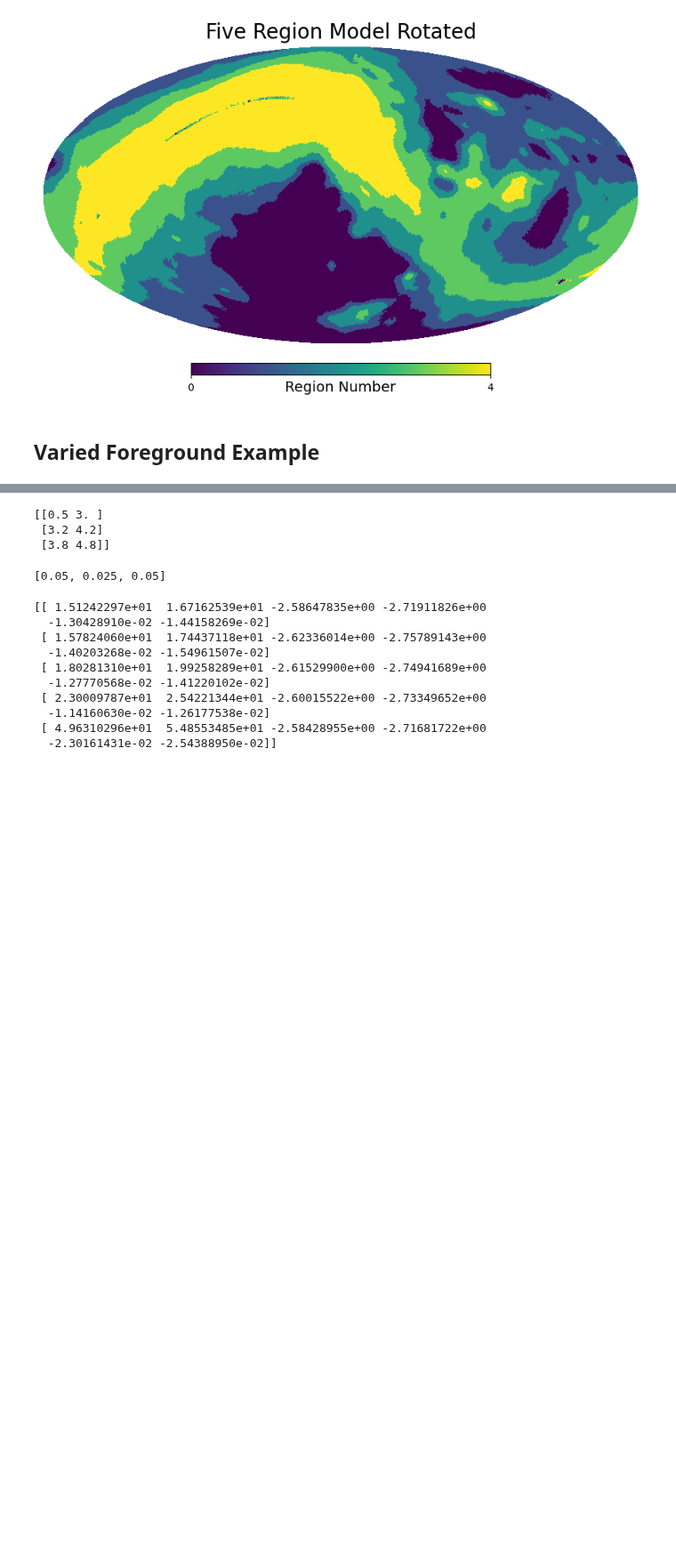
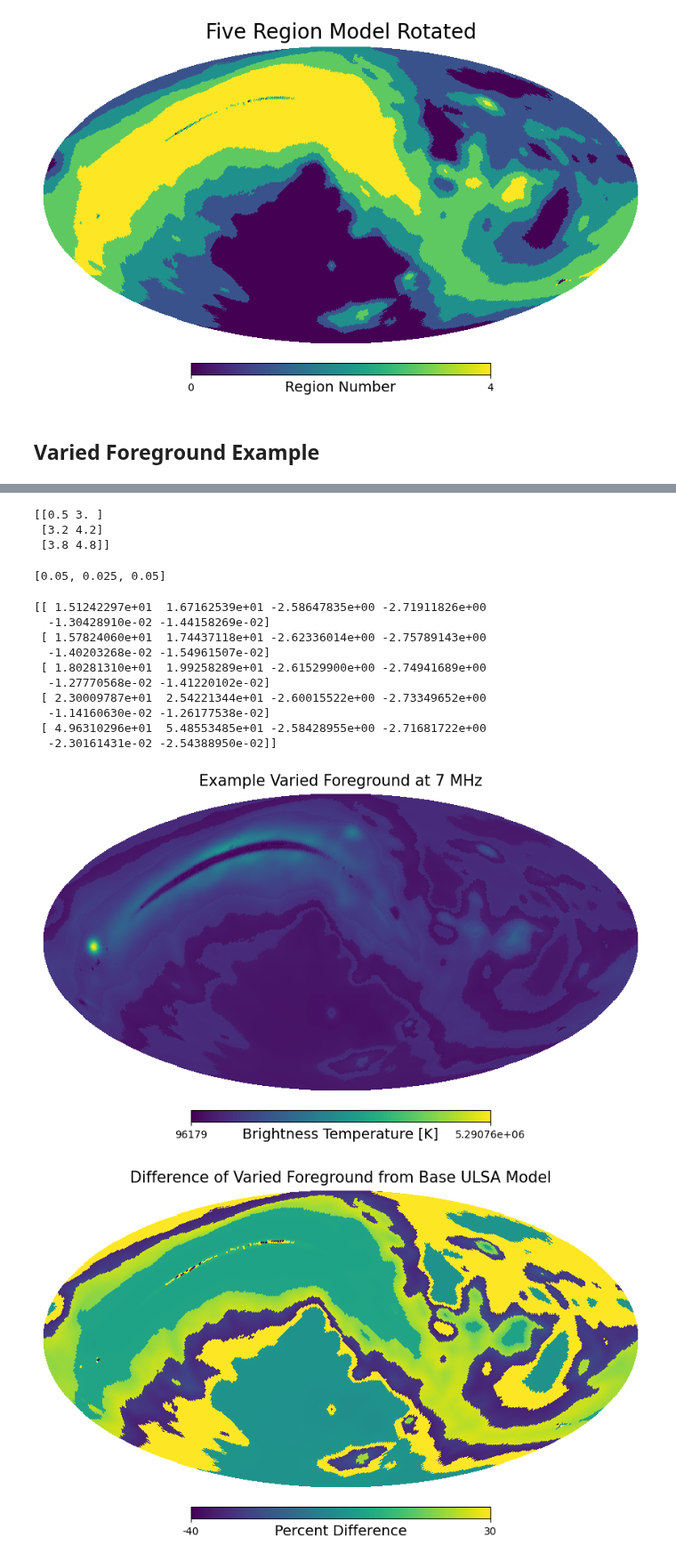
Before and after one commit to daba9359/LuCEE-Night_Simulation, a Jupyter notebook: Comps_Figures.ipynb, the cells around one changed output, grey strips where cells are left out. Shown at 89% size. Saved outputs shown, nothing was run; the diff lists cells and outputs as text; code cells hidden in the pictures; blank space fills up the shorter version.

```diff
--- a/Comps_Figures.ipynb
+++ b/Comps_Figures.ipynb
@@ -425,36 +526,50 @@ for r in range(n_regions):
 
 print(fg_range_array)
 
-copy_rotated_ULSA = rotated_64_ULSA
+## next two lines load the hdf5 file for the galaxy rotation
+hdf5 = h5py.File("/home/dbarker7752/21_cm_group/Comps_Figures_and_Data/rotated_64_ULSA","r")
+rotated_64_ULSA = np.array(hdf5["rotated_sky_maps"])
+## End of hdf5 loading code
+
+copy_rotated_ULSA = copy.deepcopy(rotated_64_ULSA)
 copy_rotated_ULSA[7][region_indices_rotated[0]] += foreground_run_set[5][0][0][4]
 copy_rotated_ULSA[7][region_indices_rotated[1]] += foreground_run_set[5][0][1][4]
 copy_rotated_ULSA[7][region_indices_rotated[2]] += foreground_run_set[5][0][2][4]
 copy_rotated_ULSA[7][region_indices_rotated[3]] += foreground_run_set[5][0][3][4]
 copy_rotated_ULSA[7][region_indices_rotated[4]] += foreground_run_set[5][0][4][4]
 
 copy_rotated_ULSA[40][region_indices_rotated[0]] += foreground_run_set[5][100][0][136]
 copy_rotated_ULSA[40][region_indices_rotated[1]] += foreground_run_set[5][100][1][136]
 copy_rotated_ULSA[40][region_indices_rotated[2]] += foreground_run_set[5][100][2][136]
 copy_rotated_ULSA[40][region_indices_rotated[3]] += foreground_run_set[5][100][3][136]
 copy_rotated_ULSA[40][region_indices_rotated[4]] += foreground_run_set[5][100][4][136]
+
+hp.mollview(copy_rotated_ULSA[7],unit="Brightness Temperature [K]",min=96179, max= 5290760,cmap=cmap )
+plt.title("Example Varied Foreground at 7 MHz", fontsize=15)
+# plt.savefig(save_path+"example_foreground_trainingset_7MHz")
+hp.mollview((copy_rotated_ULSA[7]-rotated_64_ULSA[7])/rotated_64_ULSA[7]*100,min=-40,max=30,unit="Percent Difference",cmap=cmap)
+plt.title("Difference of Varied Foreground from Base ULSA Model" ,fontsize = 15)
+# plt.savefig(save_path+"example_fgts_diff")
 # %% [output]
 [0, 0, 0]
 The parameters for this simulation are [ 1.59202418e+01 -2.65279830e+00 -1.37293590e-02  1.66130589e+01
  -2.69062579e+00 -1.47582387e-02  1.89769800e+01 -2.68235795e+00
  -1.34495335e-02  2.42115565e+01 -2.66682587e+00 -1.20169084e-02
   5.22431891e+01 -2.65055339e+00 -2.42275191e-02  1.00000000e+00
   3.40000000e+00  4.60000000e+00]
 [[0.5 3. ]
  [3.2 4.2]
  [3.8 4.8]]
 [0.05, 0.025, 0.05]
 [[ 1.51242297e+01  1.67162539e+01 -2.58647835e+00 -2.71911826e+00
   -1.30428910e-02 -1.44158269e-02]
  [ 1.57824060e+01  1.74437118e+01 -2.62336014e+00 -2.75789143e+00
   -1.40203268e-02 -1.54961507e-02]
  [ 1.80281310e+01  1.99258289e+01 -2.61529900e+00 -2.74941689e+00
   -1.27770568e-02 -1.41220102e-02]
  [ 2.30009787e+01  2.54221344e+01 -2.60015522e+00 -2.73349652e+00
   -1.14160630e-02 -1.26177538e-02]
  [ 4.96310296e+01  5.48553485e+01 -2.58428955e+00 -2.71681722e+00
   -2.30161431e-02 -2.54388950e-02]]
+[figure, added]
+[figure, added]
```
Also changed, not shown: parts of 54 cells of this notebook.
